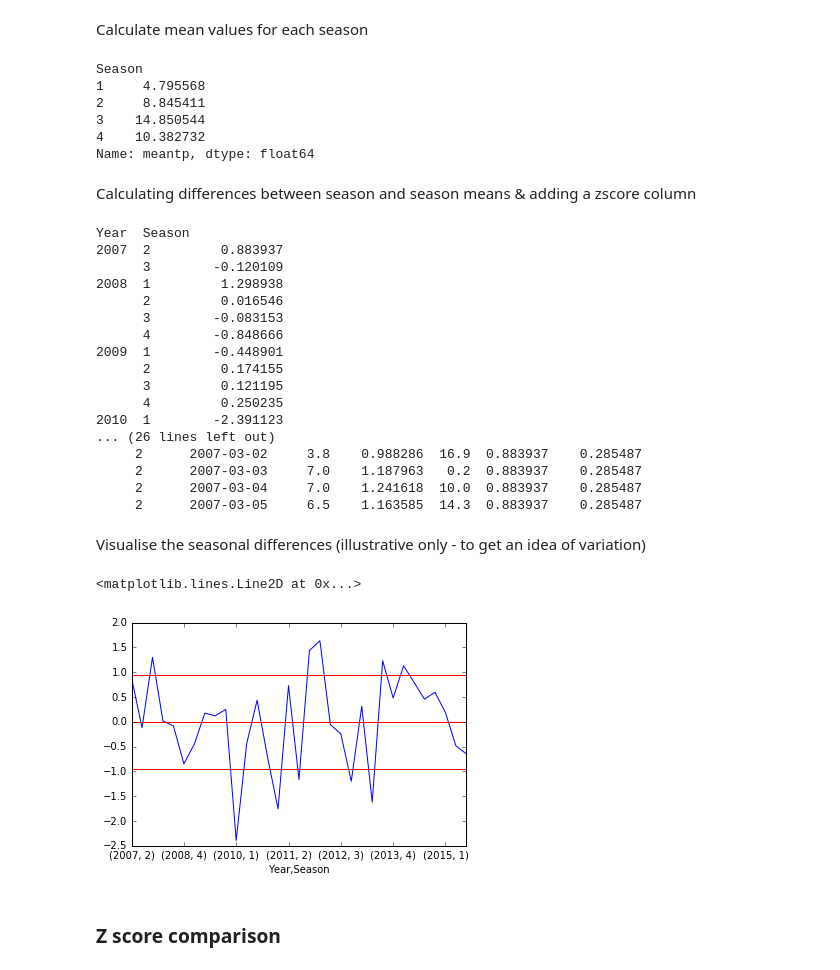
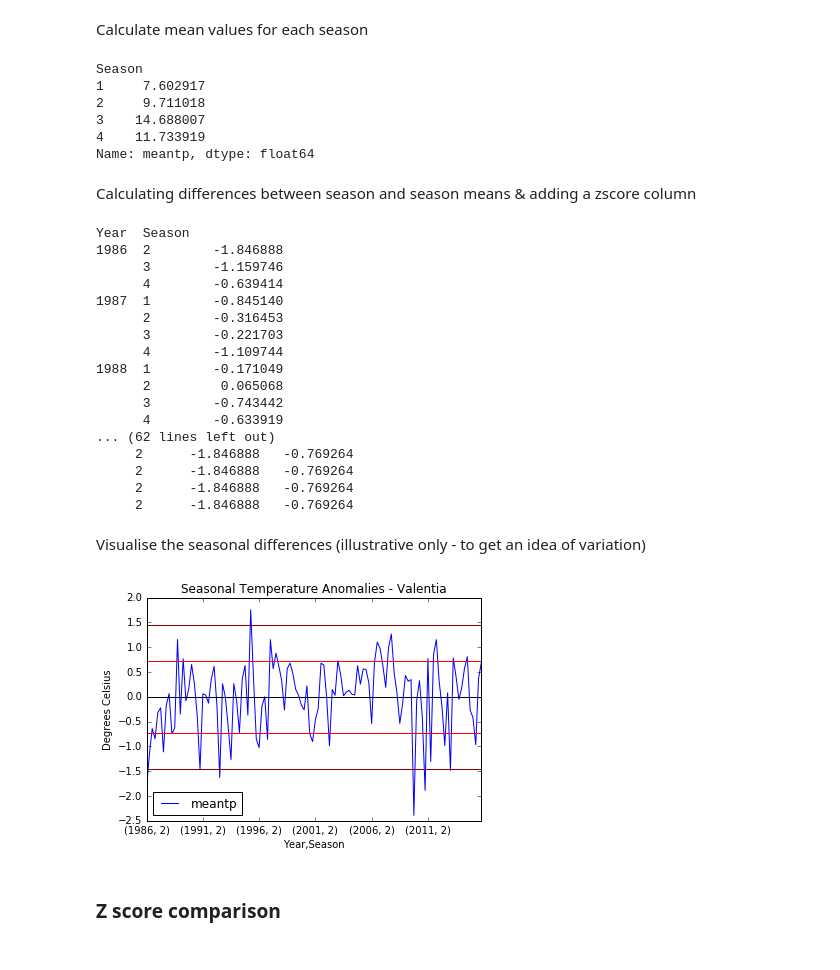
Before and after one commit to podgeflat/block-resampling, a Jupyter notebook: Block Resampling & Z Scores.ipynb, the cells around one changed output. Saved outputs shown, nothing was run; the diff lists cells and outputs as text; code cells hidden in the pictures.

```diff
--- a/Block Resampling & Z Scores.ipynb
+++ b/Block Resampling & Z Scores.ipynb
@@ -44,3 +63,3 @@ from pyeto import hargreaves
 # %%
-df = pd.read_csv("E:\PhD\Data\MetData\Raw\dly375 (Oak Park)\dly375.csv",skiprows=16, na_values=[' '])
-df.head()
+OakPark = pd.read_csv("E:\PhD\Data\MetData\Raw\dly375 (Oak Park)\dly375.csv",skiprows=16, na_values=[' '])
+Valentia = pd.read_csv("E:\PhD\Data\MetData\Valentia\dly2275\dly2275.csv",skiprows=25, na_values=[' '])
@@ -53,0 +66,3 @@ df.head()
+# %%
+df = Valentia
+df.head()
@@ -319,0 +363,4 @@ df2
+# %%
+df2['rainrank'] = df2['rain'].rank()
+df2['trmprank'] = df2['meantp'].rank()
+df2.head()
@@ -383,10 +446,10 @@ seasmean = df['meantp'].groupby(df['Season']).mean()
 print seasmean #check the averages - do they seem correct? Yes
 # %% [output]
 Season
-1     4.795568
-2     8.845411
-3    14.850544
-4    10.382732
+1     7.602917
+2     9.711018
+3    14.688007
+4    11.733919
 Name: meantp, dtype: float64
 # %% [markdown]
 Calculating differences between season and season means & adding a zscore column
@@ -401,33 +464,38 @@ print seasdif
 print df2.head()
 # %% [output]
 Year  Season
-2007  2         0.883937
-      3        -0.120109
-2008  1         1.298938
-      2         0.016546
-      3        -0.083153
-      4        -0.848666
-2009  1        -0.448901
-      2         0.174155
-      3         0.121195
-      4         0.250235
-2010  1        -2.391123
-... (26 lines left out)
-     2      2007-03-02     3.8    0.988286  16.9  0.883937    0.285487
-     2      2007-03-03     7.0    1.187963   0.2  0.883937    0.285487
-     2      2007-03-04     7.0    1.241618  10.0  0.883937    0.285487
-     2      2007-03-05     6.5    1.163585  14.3  0.883937    0.285487
+1986  2        -1.846888
+      3        -1.159746
+      4        -0.639414
+1987  1        -0.845140
+      2        -0.316453
+      3        -0.221703
+      4        -1.109744
+1988  1        -0.171049
+      2         0.065068
+      3        -0.743442
+      4        -0.633919
+... (62 lines left out)
+     2      -1.846888   -0.769264
+     2      -1.846888   -0.769264
+     2      -1.846888   -0.769264
+     2      -1.846888   -0.769264
 # %% [markdown]
 Visualise the seasonal differences (illustrative only - to get an idea of variation)
 # %%
 #visualise the seasonal differences (calculate greater than 2 standard deviations?)
 seasdif.plot()
-plt.axhline(0,color='red')
+plt.axhline(0,color='black')
 plt.axhline(seasdif.std() * 1, color ='red')
 plt.axhline(-(seasdif.std()) * 1, color ='red')
+plt.axhline(seasdif.std() * 2, color ='darkred')
+plt.axhline(-(seasdif.std()) * 2, color ='darkred')
+plt.title('Seasonal Temperature Anomalies - Valentia')
+plt.legend(loc='best') #handy trick
+plt.ylabel('Degrees Celsius')
+plt.savefig('C:\Users\pflattery\Dropbox\Programming\Jupyter\Python\ValentiaAnomaly2.png', dpi=500) #Save the figure
 # %% [output]
-<matplotlib.lines.Line2D at 0x...>
-[figure, old version]
+[figure, new version]
 # %% [markdown]
 ### Z score comparison
 # %% [markdown]
```
Also changed, not shown: parts of 66 cells of this notebook.
